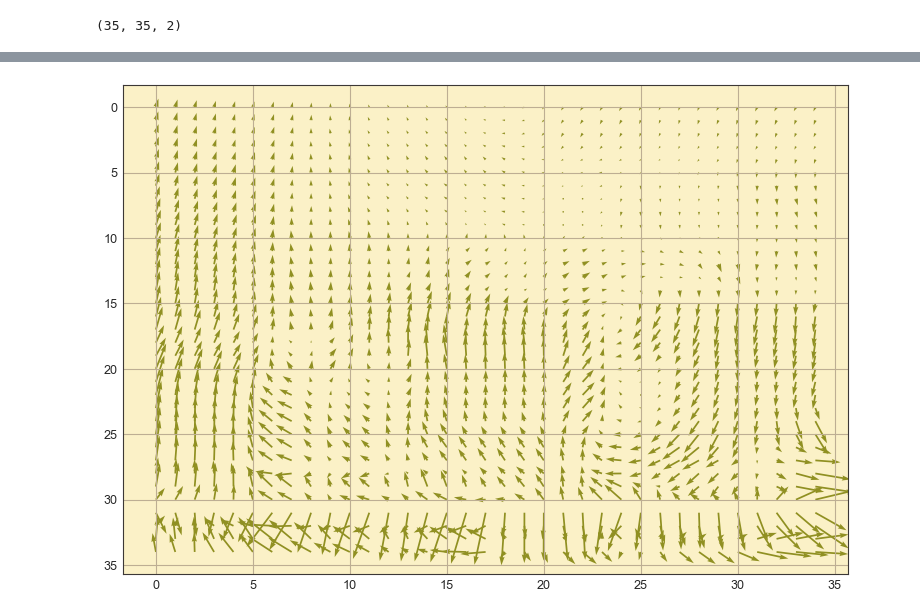
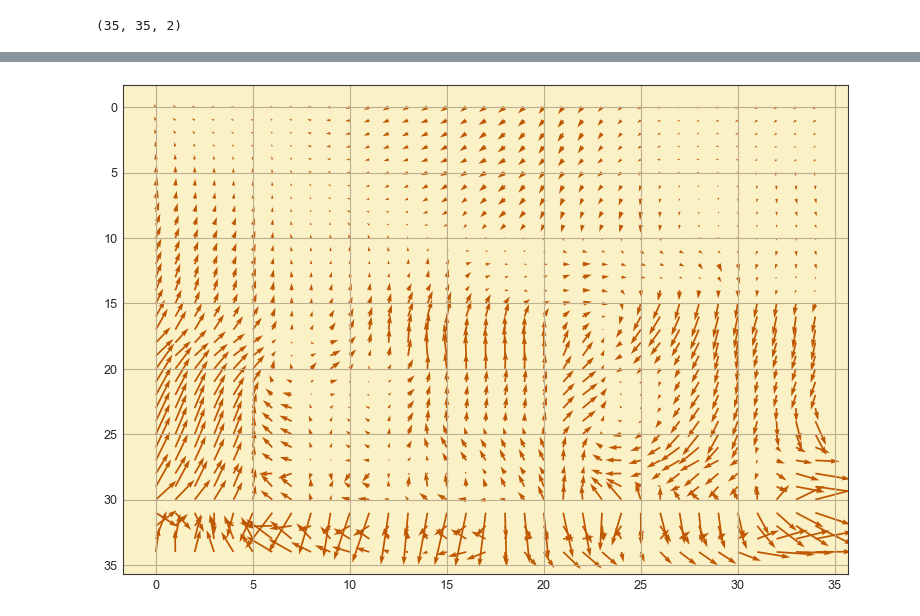
Before and after one commit to trdougherty/Quant_Mo, a Jupyter notebook: quomo_notebook.ipynb, the cells around one changed output, grey strips where cells are left out. Cells and saved outputs as stored; diff of their text form; code cells hidden in the pictures.

```diff
--- a/quomo_notebook.ipynb
+++ b/quomo_notebook.ipynb
@@ -63,7 +63,7 @@ def intensity(x):
     assert type(x).__module__ == np.__name__
     return np.power(np.sum(np.power(x,2),axis=len(x.shape)-1),0.5) # pythagorean
 # %%
-A = np.load('aw_motion_wk7.npy')
+A = np.load('saturdays.npy')
 # %%
 A = edge(A, (0.2, 0.74))
 # %% [markdown]
@@ -142,12 +142,12 @@ plt.show()
 # %%
 heat_x = np.linspace(np.min(A[0,...]), np.max(A[0,...]), num=A.shape[0])
 heat_y = np.linspace(np.min(A[1,...]), np.max(A[1,...]), num=A.shape[1])
 XX,YY = np.meshgrid(heat_x,heat_y)
-plt.quiver(A[...,0],A[...,1], color='#909022')
+plt.quiver(A[...,0],A[...,1], color='#bf5700')
 plt.gca().invert_yaxis()
 #plt.contourf(YY, XX, A[...,0], 20, cmap='coolwarm');
 #plt.colorbar();
 plt.show()
 # %% [output]
-[figure, old version]
+[figure, new version]
 # %%
```
Also changed, not shown: parts of 4 cells of this notebook, 1 other file.
